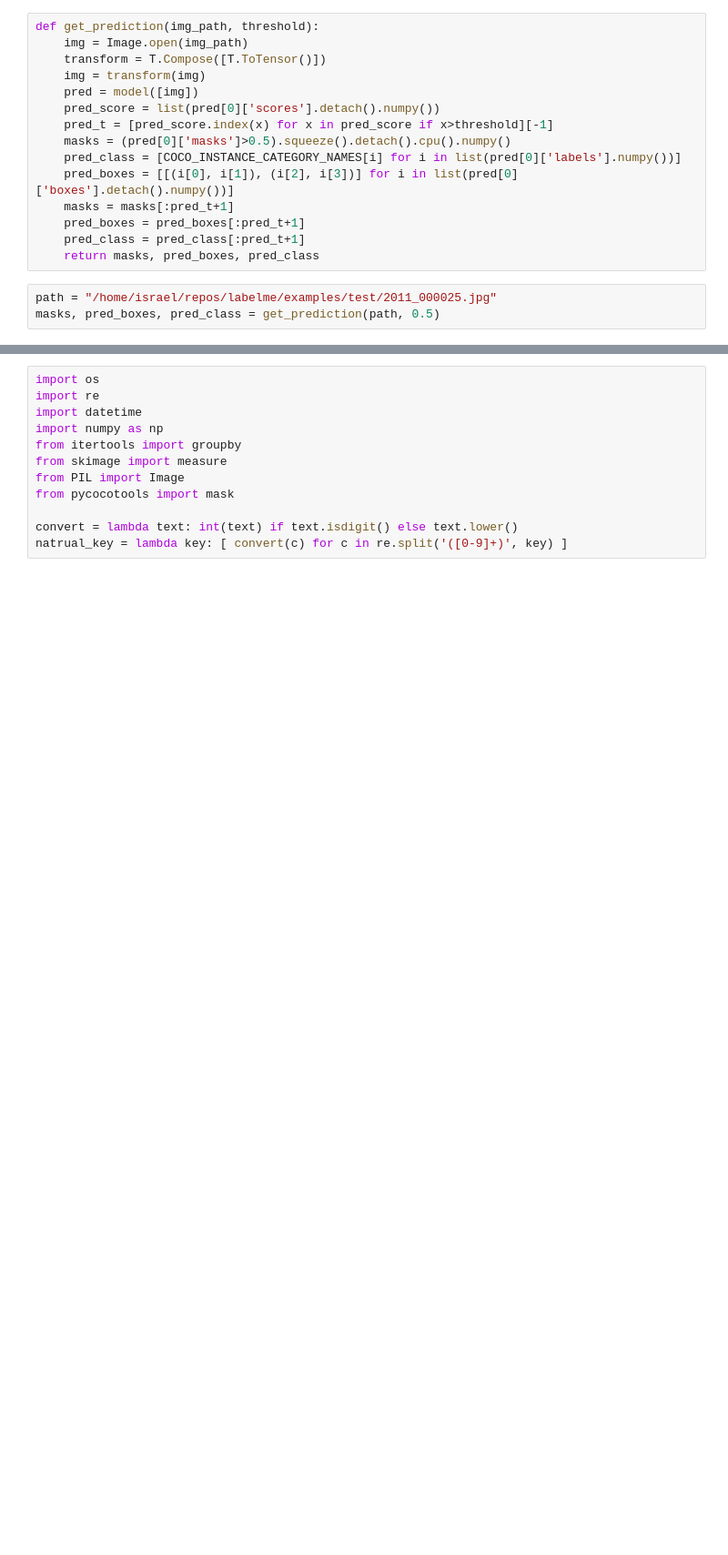
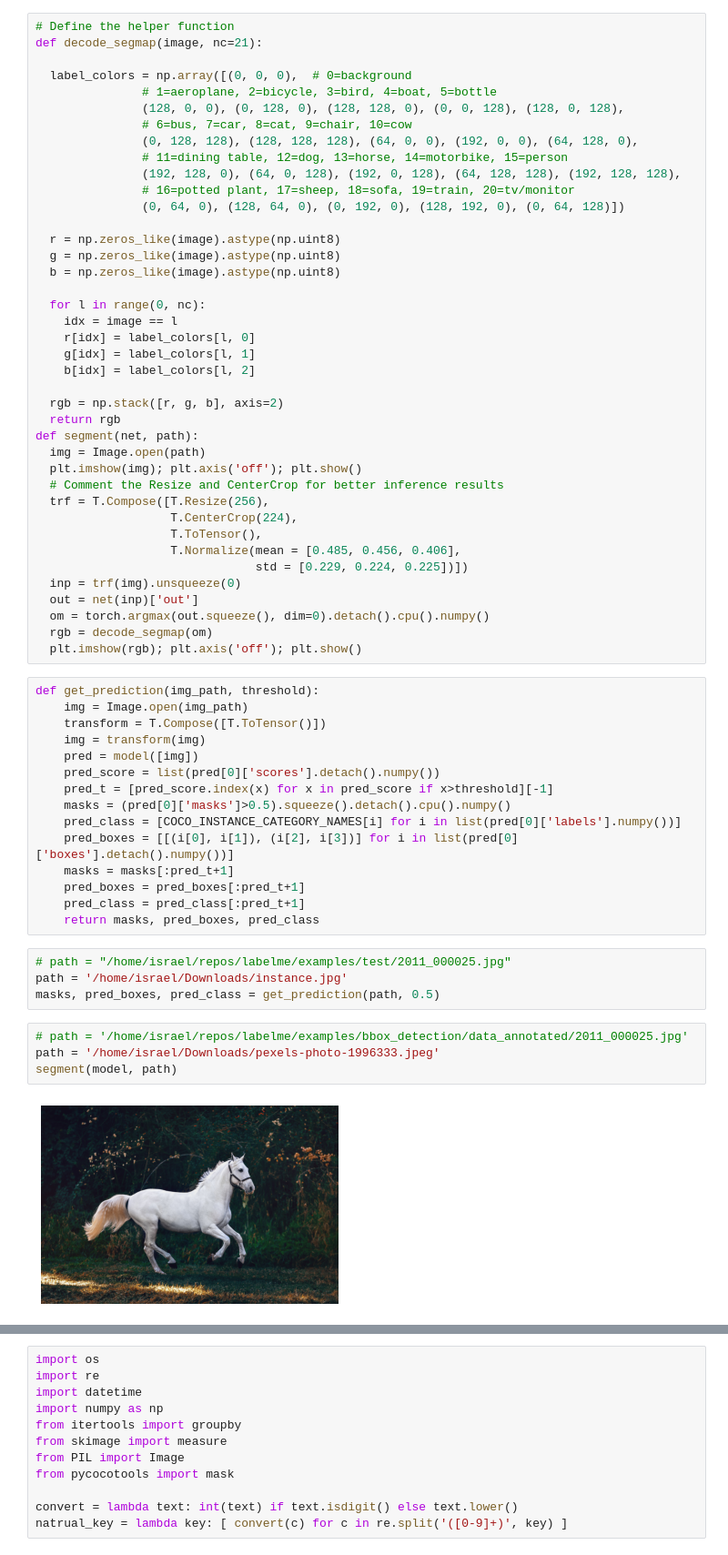
Before and after one commit to IsRaTiAlv/labelme, a Jupyter notebook: labelme/Untitled.ipynb, the cells around one changed output, grey strips where cells are left out. Shown: that part at 91% size. Drawn from its saved outputs; the diff is of its cells as text; blank space fills up the shorter version.

```diff
--- a/labelme/Untitled.ipynb
+++ b/labelme/Untitled.ipynb
@@ -136,6 +182,46 @@ COCO_INSTANCE_CATEGORY_NAMES = [
     'microwave', 'oven', 'toaster', 'sink', 'refrigerator', 'N/A', 'book',
     'clock', 'vase', 'scissors', 'teddy bear', 'hair drier', 'toothbrush'
 ]
+# %%
+# Define the helper function
+def decode_segmap(image, nc=21):
+
+  label_colors = np.array([(0, 0, 0),  # 0=background
+               # 1=aeroplane, 2=bicycle, 3=bird, 4=boat, 5=bottle
+               (128, 0, 0), (0, 128, 0), (128, 128, 0), (0, 0, 128), (128, 0, 128),
+               # 6=bus, 7=car, 8=cat, 9=chair, 10=cow
+               (0, 128, 128), (128, 128, 128), (64, 0, 0), (192, 0, 0), (64, 128, 0),
+               # 11=dining table, 12=dog, 13=horse, 14=motorbike, 15=person
+               (192, 128, 0), (64, 0, 128), (192, 0, 128), (64, 128, 128), (192, 128, 128),
+               # 16=potted plant, 17=sheep, 18=sofa, 19=train, 20=tv/monitor
+               (0, 64, 0), (128, 64, 0), (0, 192, 0), (128, 192, 0), (0, 64, 128)])
+
+  r = np.zeros_like(image).astype(np.uint8)
+  g = np.zeros_like(image).astype(np.uint8)
+  b = np.zeros_like(image).astype(np.uint8)
+
+  for l in range(0, nc):
+    idx = image == l
+    r[idx] = label_colors[l, 0]
+    g[idx] = label_colors[l, 1]
+    b[idx] = label_colors[l, 2]
+
+  rgb = np.stack([r, g, b], axis=2)
+  return rgb
+def segment(net, path):
+  img = Image.open(path)
+  plt.imshow(img); plt.axis('off'); plt.show()
+  # Comment the Resize and CenterCrop for better inference results
+  trf = T.Compose([T.Resize(256),
+                   T.CenterCrop(224),
+                   T.ToTensor(),
+                   T.Normalize(mean = [0.485, 0.456, 0.406],
+                               std = [0.229, 0.224, 0.225])])
+  inp = trf(img).unsqueeze(0)
+  out = net(inp)['out']
+  om = torch.argmax(out.squeeze(), dim=0).detach().cpu().numpy()
+  rgb = decode_segmap(om)
+  plt.imshow(rgb); plt.axis('off'); plt.show()
 # %%
 def get_prediction(img_path, threshold):
     img = Image.open(img_path)
@@ -152,5 +238,12 @@ def get_prediction(img_path, threshold):
     pred_class = pred_class[:pred_t+1]
     return masks, pred_boxes, pred_class
 # %%
-path = "/home/israel/repos/labelme/examples/test/2011_000025.jpg"
+# path = "/home/israel/repos/labelme/examples/test/2011_000025.jpg"
+path = '/home/israel/Downloads/instance.jpg'
 masks, pred_boxes, pred_class = get_prediction(path, 0.5)
+# %%
+# path = '/home/israel/repos/labelme/examples/bbox_detection/data_annotated/2011_000025.jpg'
+path = '/home/israel/Downloads/pexels-photo-1996333.jpeg'
+segment(model, path)
+# %% [output]
+[figure, added]
```
Also changed, not shown: parts of 21 cells of this notebook, 11 other files.
